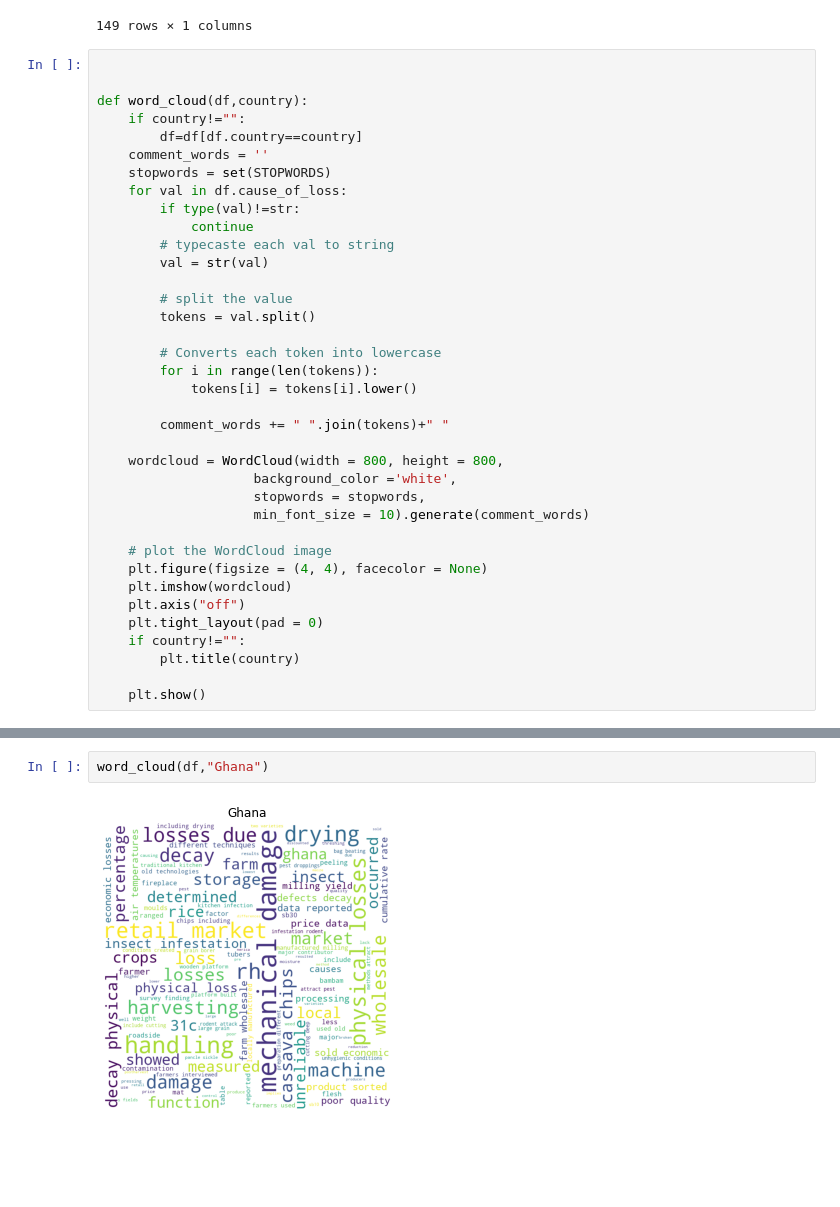
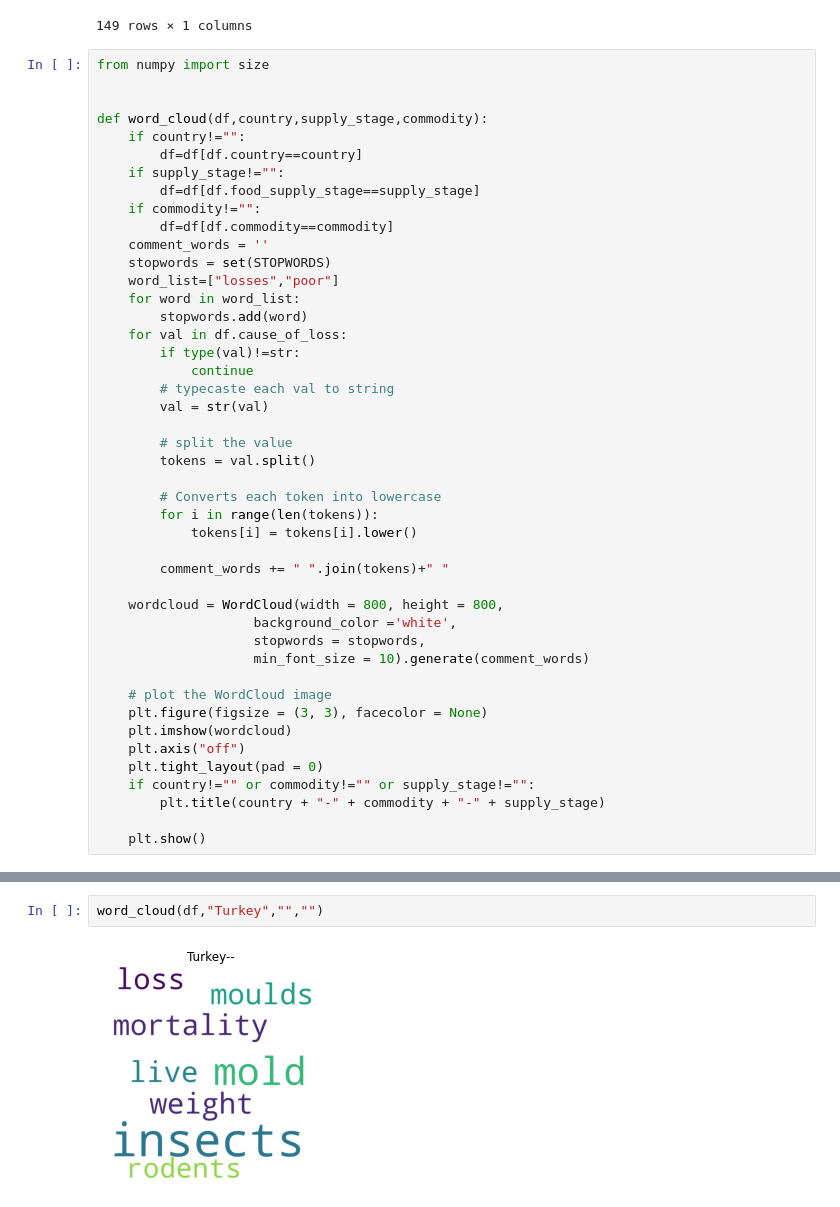
Before and after one commit to murathansygl/Food-Supply-Chain, a Jupyter notebook: module_3.ipynb, the cells around one changed output, grey strips where cells are left out. Drawn from its saved outputs; the diff is of its cells as text; blank space fills up the shorter version.

```diff
--- a/module_3.ipynb
+++ b/module_3.ipynb
@@ -56,13 +56,21 @@ country_cause.sort_values('cause_of_loss')
 | India | 132 |
 149 rows × 1 columns
 # %%
+from numpy import size
 
 
-def word_cloud(df,country):
+def word_cloud(df,country,supply_stage,commodity):
     if country!="":
         df=df[df.country==country]
+    if supply_stage!="":
+        df=df[df.food_supply_stage==supply_stage]
+    if commodity!="":
+        df=df[df.commodity==commodity]
     comment_words = ''
     stopwords = set(STOPWORDS)
+    word_list=["losses","poor"]
+    for word in word_list:
+        stopwords.add(word)
     for val in df.cause_of_loss:
         if type(val)!=str:
             continue
@@ -84,11 +92,11 @@ def word_cloud(df,country):
                     min_font_size = 10).generate(comment_words)
 
     # plot the WordCloud image
-    plt.figure(figsize = (4, 4), facecolor = None)
+    plt.figure(figsize = (3, 3), facecolor = None)
     plt.imshow(wordcloud)
     plt.axis("off")
     plt.tight_layout(pad = 0)
-    if country!="":
-        plt.title(country)
+    if country!="" or commodity!="" or supply_stage!="":
+        plt.title(country + "-" + commodity + "-" + supply_stage)
 
     plt.show()
@@ -95,4 +107,4 @@ def word_cloud(df,country):
 # %%
-word_cloud(df,"Ghana")
+word_cloud(df,"Turkey","","")
 # %% [output]
-[figure, old version]
+[figure, new version]
```
Also changed, not shown: parts of 2 cells of this notebook, 4 other files.
